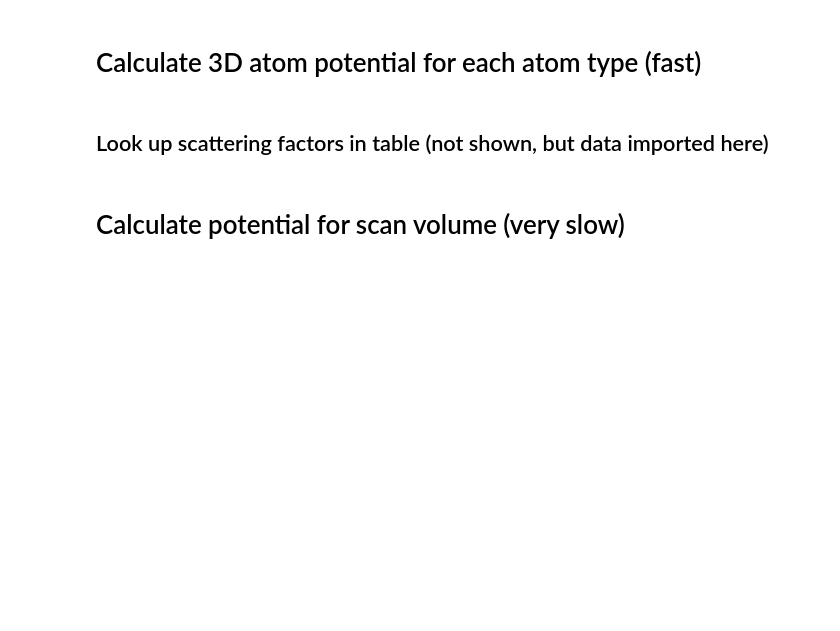
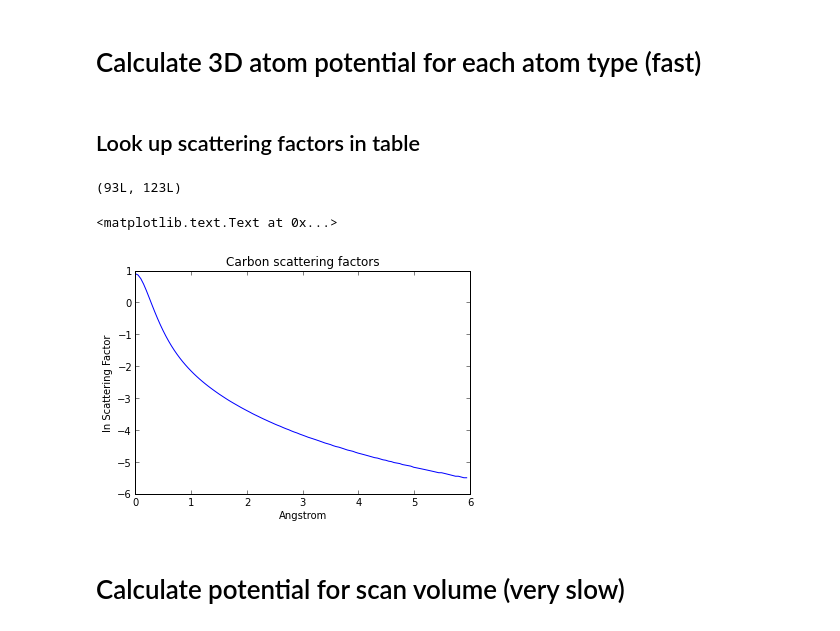
Before and after one commit to QSTEM/QSTEM, a Jupyter notebook: python/QSTEM_simDemo.ipynb, the cells around one changed output. Cells and saved outputs as stored; diff of their text form; code cells hidden in the pictures; blank space fills up the shorter version.

Commit message:
Add scattering factor example to notebook example

```diff
--- a/python/QSTEM_simDemo.ipynb
+++ b/python/QSTEM_simDemo.ipynb
@@ -32,4 +32,4 @@ Aberration angles:
 # %% [markdown]
 # Calculate 3D atom potential for each atom type (fast)
 # %% [markdown]
-## Look up scattering factors in table (not shown, but data imported here)
+## Look up scattering factors in table
@@ -40,3 +36,19 @@ print scatFactors.shape
+# %%
+import numpy as np
+scatFactors = np.loadtxt("SF_rez.txt",delimiter=",")
+# There are 93 rows with 123 scattering factors, each.
+print scatFactors.shape
+# scatFactors[0] is the radius for the scattering factor
+# every other row is the corresponding element.  I.e. Carbon = scatFactors[6]
+# log of scattering factor is shown
+plt.plot(scatFactors[0],np.log(scatFactors[6]))
+plt.title("Carbon scattering factors")
+plt.xlabel("Angstrom")
+plt.ylabel("ln Scattering Factor")
+# %% [output]
+(93L, 123L)
+<matplotlib.text.Text at 0x...>
+[figure, added]
 # %% [markdown]
 # Calculate potential for scan volume (very slow)
 # %% [markdown]
```
Also changed, not shown: parts of 1 cell of this notebook, 1 other file.
